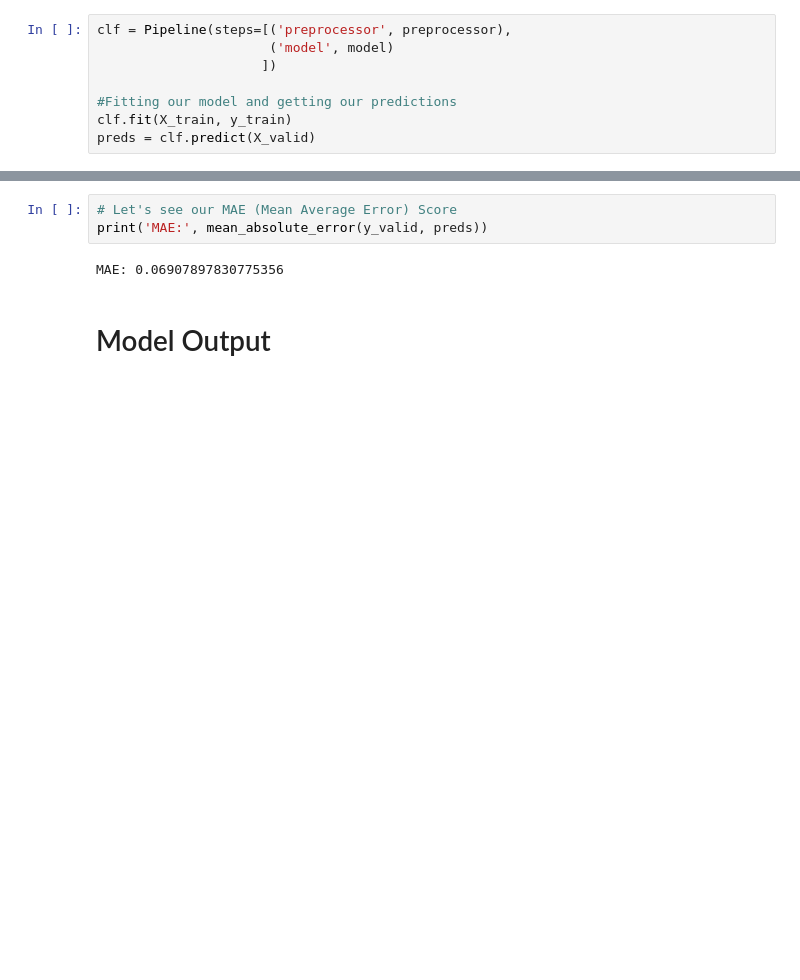
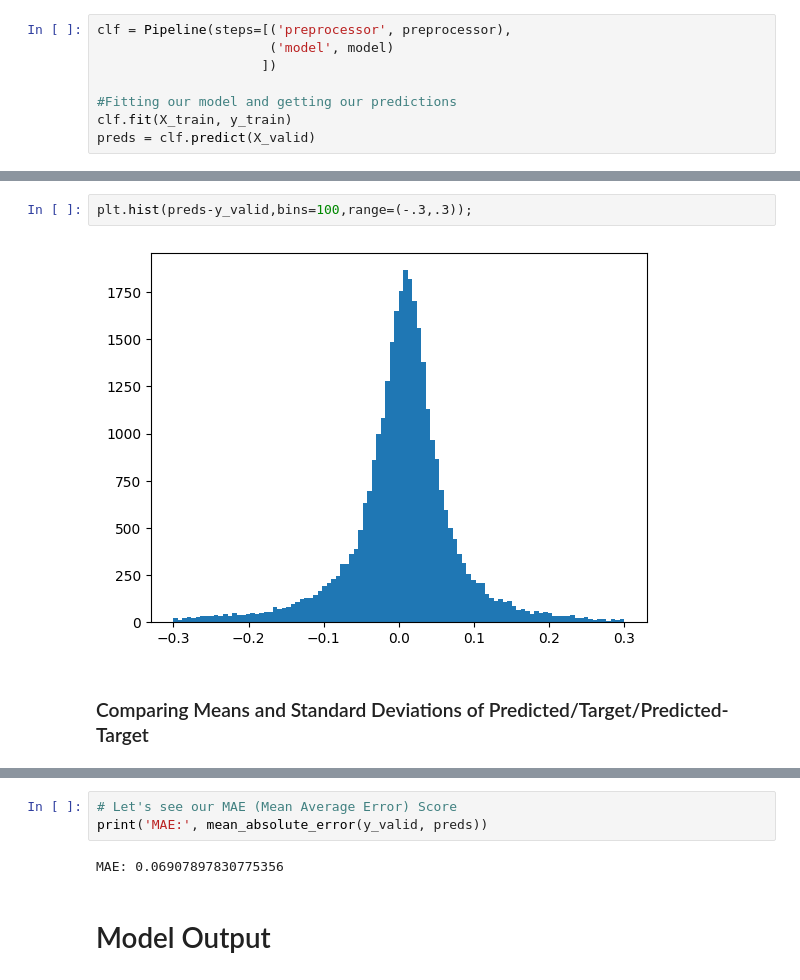
Before and after one commit to efazHossain/DATA-4380, a Jupyter notebook: Projects/TabularData/Zillow_Zestimate.ipynb, the cells around one changed output, grey strips where cells are left out. Drawn from its saved outputs; the diff is of its cells as text; blank space fills up the shorter version.

```diff
--- a/Projects/TabularData/Zillow_Zestimate.ipynb
+++ b/Projects/TabularData/Zillow_Zestimate.ipynb
@@ -196,0 +223,6 @@ preds = clf.predict(X_valid)
+# %%
+plt.hist(preds-y_valid,bins=100,range=(-.3,.3));
+# %% [output]
+[figure, added]
+# %% [markdown]
+### Comparing Means and Standard Deviations of Predicted/Target/Predicted-Target
```
Also changed, not shown: parts of 27 cells of this notebook.
